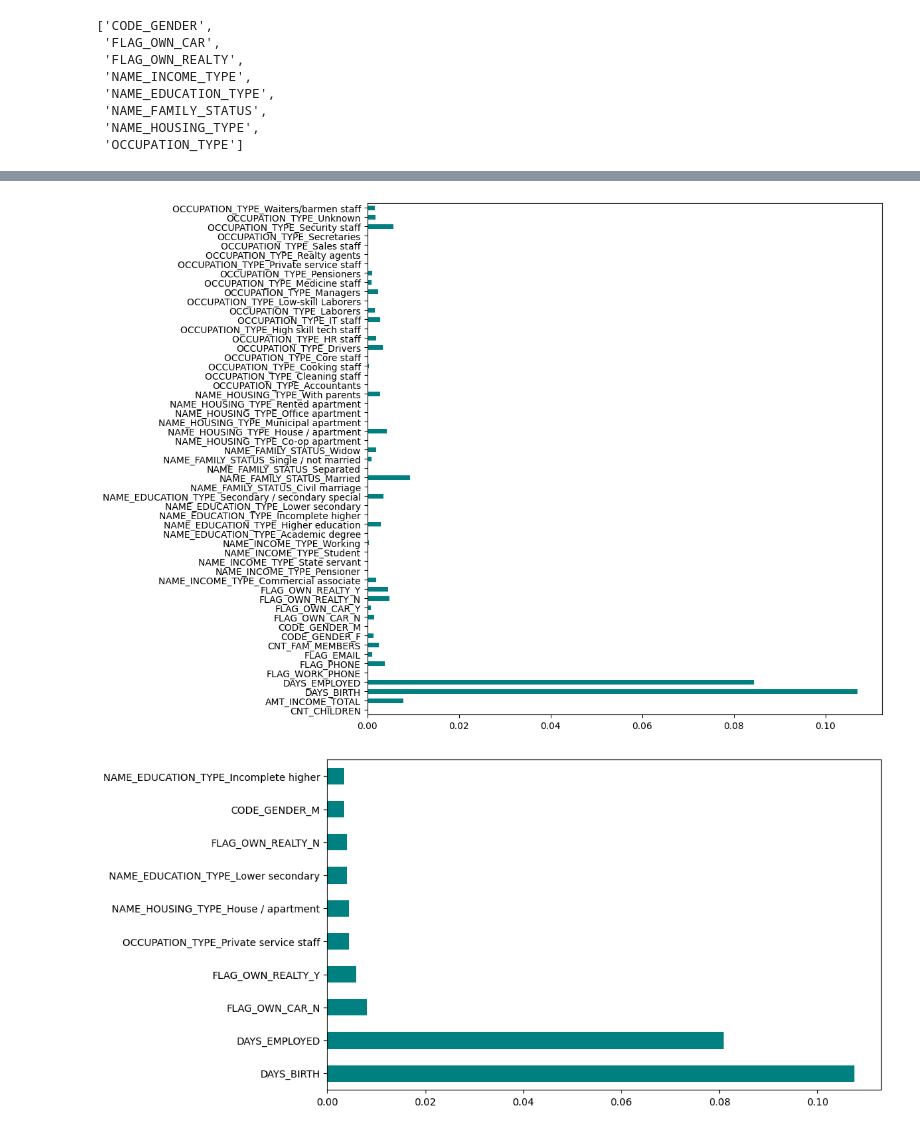
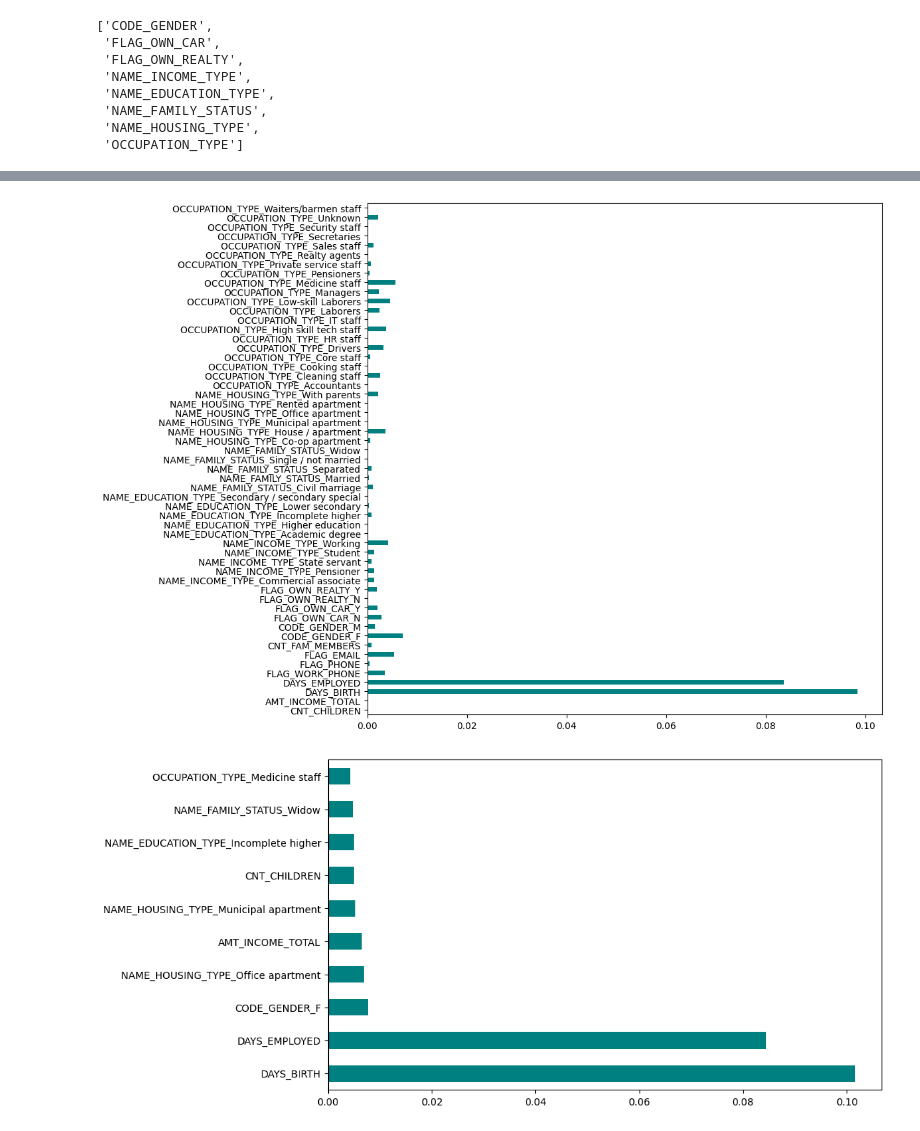
Before and after one commit to manish-cr/CS3244-credit-approval, a Jupyter notebook: code/application_fe.ipynb, the cells around one changed output, grey strips where cells are left out. Saved outputs shown, nothing was run; the diff lists cells and outputs as text; code cells hidden in the pictures.

Commit message:
train-test-split before feat eng

```diff
--- a/code/application_fe.ipynb
+++ b/code/application_fe.ipynb
@@ -17,5 +19,6 @@ credit_df = credit_df[['ID', 'Label']]
 # %%
 # Merging application and credit csv based on ID
-df = pd.merge(application_df, credit_df, how="inner", on="ID").loc[:,'ID':]
+train_df = pd.merge(application_df, credit_train, how="inner", on="ID").loc[:,'ID':]
+test_df = pd.merge(application_df, credit_test, how="inner", on="ID").loc[:,'ID':]
 # %%
 # Looking at the types of features
@@ -42,39 +45,48 @@ Label                    int64
 dtype: object
 # %%
 # Separating the data into X and y
-X = df.loc[:, "CODE_GENDER":"CNT_FAM_MEMBERS"]
-y = df["Label"]
+X_train = train_df.loc[:, "CODE_GENDER":"CNT_FAM_MEMBERS"]
+y_train = train_df["Label"]
+
+X_test = test_df.loc[:, "CODE_GENDER":"CNT_FAM_MEMBERS"]
+y_test = test_df["Label"]
 # %%
-# Identifying the columns that are of type int64 and float64
+# Identifying the columns that are of type int64 and float64 (for train)
 numeric_col = []
-for names in X.columns:
-  if X[names].dtypes in ['int64', 'float64']:
+for names in X_train.columns:
+  if X_train[names].dtypes in ['int64', 'float64']:
     numeric_col.append(names)
 
 # Standardising the columns of type int64 and float64
-features = X[numeric_col]
+features = X_train[numeric_col]
 scaler = StandardScaler().fit(features.values)
 features = scaler.transform(features.values)
-X[numeric_col] = features
+X_train[numeric_col] = features
+
+# for test
+features = X_test[numeric_col]
+scaler = StandardScaler().fit(features.values)
+features = scaler.transform(features.values)
+X_test[numeric_col] = features
 # %%
 # Identifying the columns that are of type object
 categorical_col = []
-for names in X.columns:
-  if X[names].dtypes in ['object']:
+for names in X_train.columns:
+  if X_train[names].dtypes in ['object']:
     categorical_col.append(names)
 
-## One Hot Encoding the categorical columns
+## One Hot Encoding the categorical columns (train)
 # Initialize the OneHotEncoder
 encoder = OneHotEncoder(sparse=False, handle_unknown='ignore')
 
 # Fit and transform the specified columns
-encoded_columns = encoder.fit_transform(X[categorical_col])
+encoded_columns = encoder.fit_transform(X_train[categorical_col])
 
 # Create a DataFrame from the one-hot encoded columns
 encoded_df = pd.DataFrame(encoded_columns, columns=encoder.get_feature_names_out(categorical_col))
 
 # Concatenate the one-hot encoded DataFrame with the original DataFrame
-df = pd.concat([X, encoded_df], axis=1)
+X_train = pd.concat([X_train, encoded_df], axis=1)
 
 # Drop the original categorical columns if needed
-df = df.drop(categorical_col, axis=1)
+X_train = X_train.drop(categorical_col, axis=1)
@@ -117,28 +155,28 @@ from sklearn.feature_selection import mutual_info_classif
 import matplotlib.pyplot as plt
 %matplotlib inline
 
-importances = mutual_info_classif(df, y)
-feat_importances = pd.Series(importances, df.columns)
+importances = mutual_info_classif(X_train, y_train)
+feat_importances = pd.Series(importances, X_train.columns)
 
 plt.figure(figsize=(10, 10))
 feat_importances.plot(kind='barh', color='teal')
 plt.show()
 # %% [output]
-[figure, old version]
+[figure, new version]
 # %%
 # top 20
 from sklearn.feature_selection import mutual_info_classif
 import matplotlib.pyplot as plt
 %matplotlib inline
 
-importances = mutual_info_classif(df, y)
-feat_importances = pd.Series(importances, df.columns)
+importances = mutual_info_classif(X_train, y_train)
+feat_importances = pd.Series(importances, X_train.columns)
 
 # Select the top 20 features
 top_20_feats = feat_importances.nlargest(10)
 
 plt.figure(figsize=(10, 6))
 top_20_feats.plot(kind='barh', color='teal')
 plt.show()
 # %% [output]
-[figure, old version]
+[figure, new version]
```
Also changed, not shown: parts of 6 cells of this notebook.
